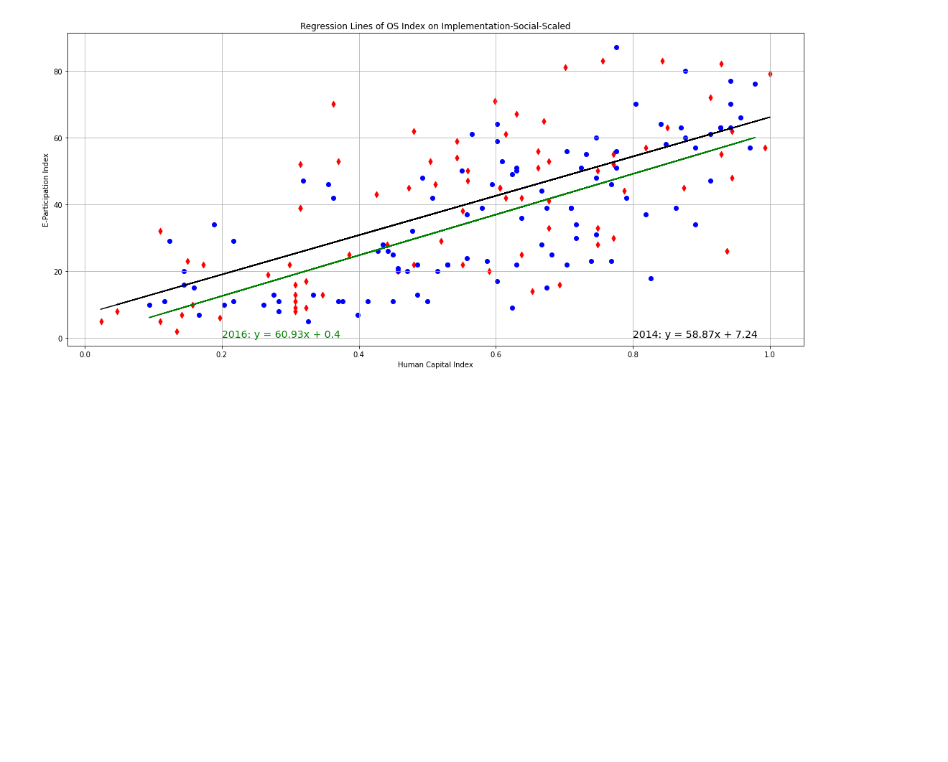
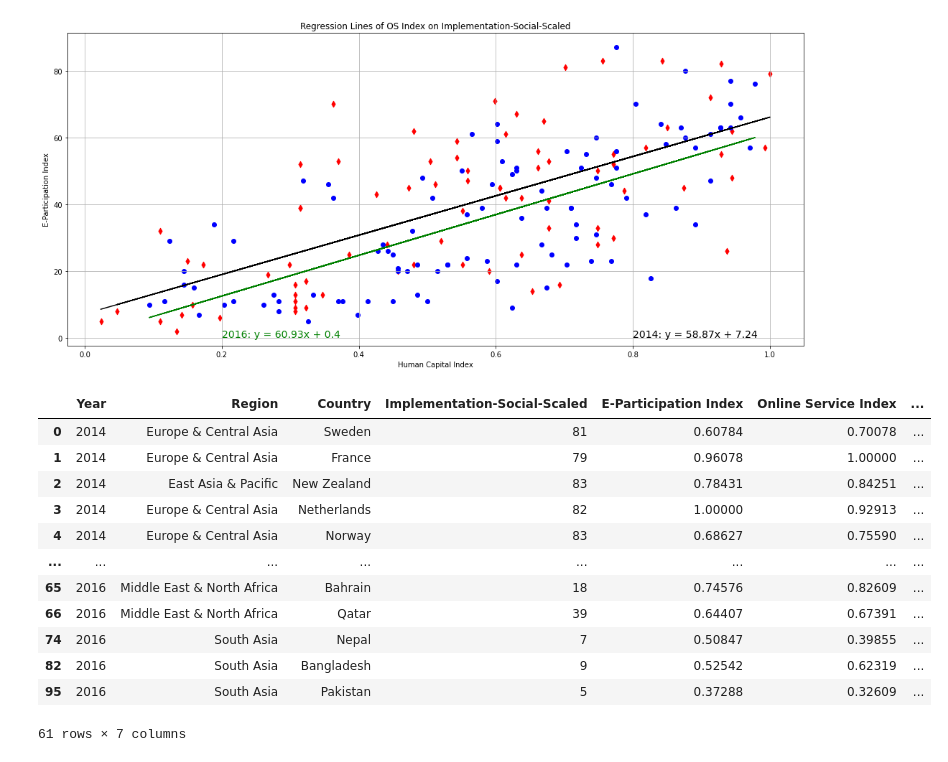
Before and after one commit to kreetigulati/Egovernance_and_OpenData, a Jupyter notebook: Project1_nico.ipynb, the cells around one changed output. Cells and saved outputs as stored; diff of their text form; code cells hidden in the pictures; blank space fills up the shorter version.

```diff
--- a/Project1_nico.ipynb
+++ b/Project1_nico.ipynb
@@ -406,0 +416,18 @@ clean_data.groupby(["Region","Year"]).agg()
+# %%
+bp2 = clean_data.groupby(["Region","Year"])
+# %%
+bp2.head()
+# %% [output]
+|  | Year | Region | Country | Implementation-Social-Scaled | E-Participation Index | Online Service Index | ... |
+| 0 | 2014 | Europe & Central Asia | Sweden | 81 | 0.60784 | 0.70078 | ... |
+| 1 | 2014 | Europe & Central Asia | France | 79 | 0.96078 | 1.00000 | ... |
+| 2 | 2014 | East Asia & Pacific | New Zealand | 83 | 0.78431 | 0.84251 | ... |
+| 3 | 2014 | Europe & Central Asia | Netherlands | 82 | 1.00000 | 0.92913 | ... |
+| 4 | 2014 | Europe & Central Asia | Norway | 83 | 0.68627 | 0.75590 | ... |
+| ... | ... | ... | ... | ... | ... | ... | ... |
+| 65 | 2016 | Middle East & North Africa | Bahrain | 18 | 0.74576 | 0.82609 | ... |
+| 66 | 2016 | Middle East & North Africa | Qatar | 39 | 0.64407 | 0.67391 | ... |
+| 74 | 2016 | South Asia | Nepal | 7 | 0.50847 | 0.39855 | ... |
+| 82 | 2016 | South Asia | Bangladesh | 9 | 0.52542 | 0.62319 | ... |
+| 95 | 2016 | South Asia | Pakistan | 5 | 0.37288 | 0.32609 | ... |
+61 rows × 7 columns
```
Also changed, not shown: parts of 30 cells of this notebook, 3 other files.
